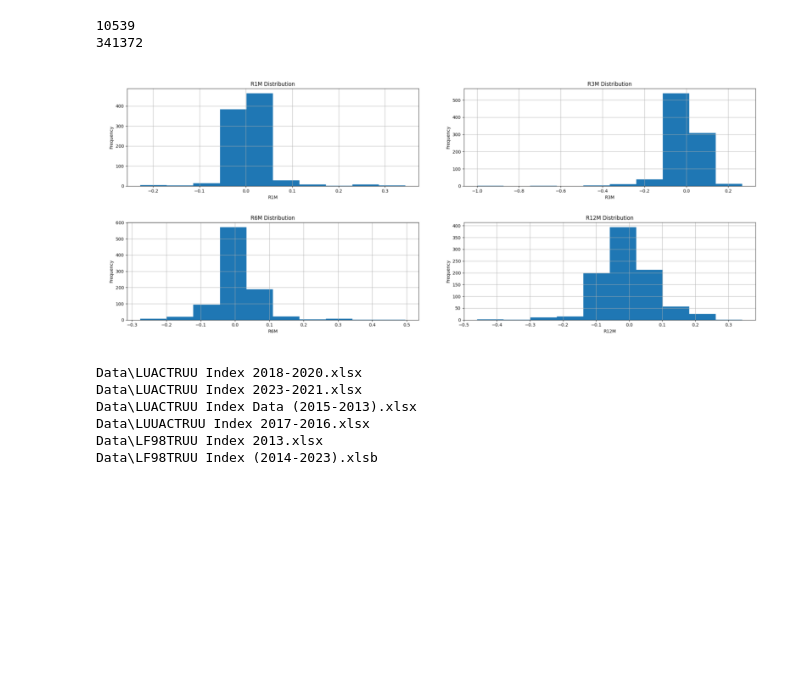
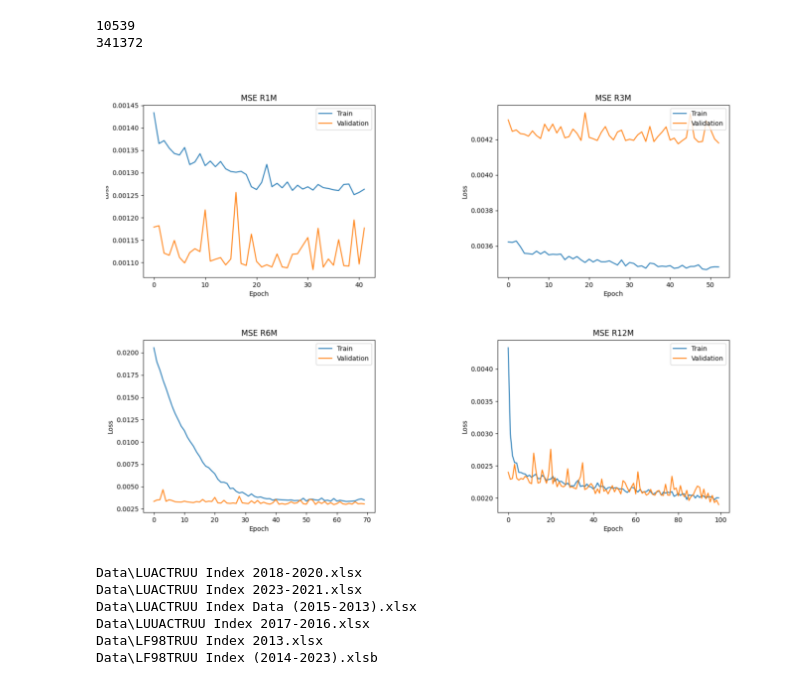
Before and after one commit to Alvaro-Olivie/TFG, a Jupyter notebook: extra.ipynb, the cells around one changed output. Cells and saved outputs as stored; diff of their text form; code cells hidden in the pictures; blank space fills up the shorter version.

```diff
--- a/extra.ipynb
+++ b/extra.ipynb
@@ -17,37 +17,37 @@ print(df['ISIN'].size)
 # %%
 import matplotlib.pyplot as plt
 import os
 
 # Path to the DataPreprocessing folder
-folder_path = "DataPreprocessing"
+folder_path = "Ensemble"
 
 # List of file names for the distributions
-file_names = ["R1M_distribution.png", "R3M_distribution.png", "R6M_distribution.png", "R12M_distribution.png"]
+file_names = ["loss_R1M.png", "loss_R3M.png", "loss_R6M.png", "loss_R12M.png"]
 
 # Create a 2 by 2 grid of subplots
-fig, axs = plt.subplots(2, 2, figsize=(10, 4))
+fig, axs = plt.subplots(2, 2, figsize=(9, 6))
 
 # Iterate over the file names and plot each distribution in a subplot
 for i, file_name in enumerate(file_names):
     # Get the row and column index for the subplot
     row = i // 2
     col = i % 2
 
     # Load the image and display it in the corresponding subplot
     img_path = os.path.join(folder_path, file_name)
     img = plt.imread(img_path)
     axs[row, col].imshow(img)
     axs[row, col].axis('off')
 
 # Adjust the spacing between subplots
 plt.subplots_adjust(wspace=0.05, hspace=0.05)
 
 # Save the merged image
 merged_path = os.path.join(folder_path, "merged_distributions.png")
 plt.savefig(merged_path, bbox_inches='tight')
 plt.show()
 # %% [output]
-[figure, old version]
+[figure, new version]
 # %%
 import pandas as pd
 import numpy as np
```
Also changed, not shown: parts of 1 cell of this notebook, 30 other files.
